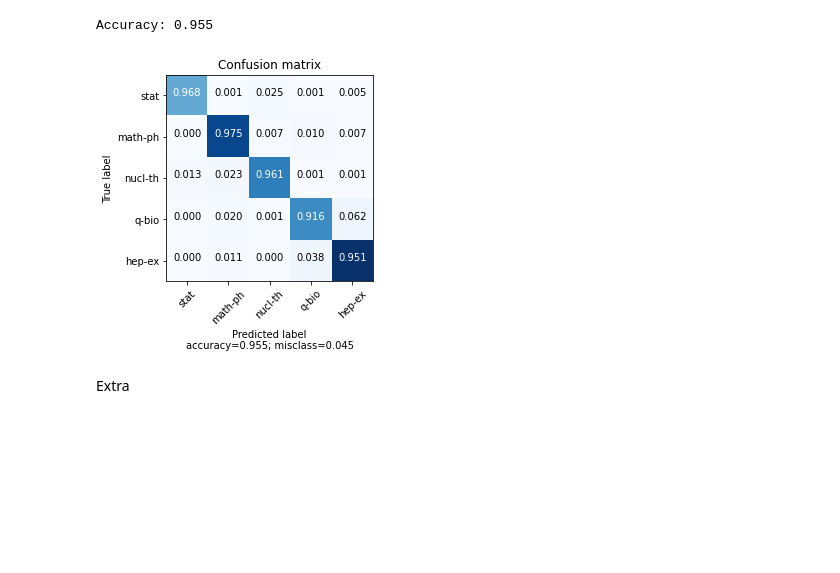
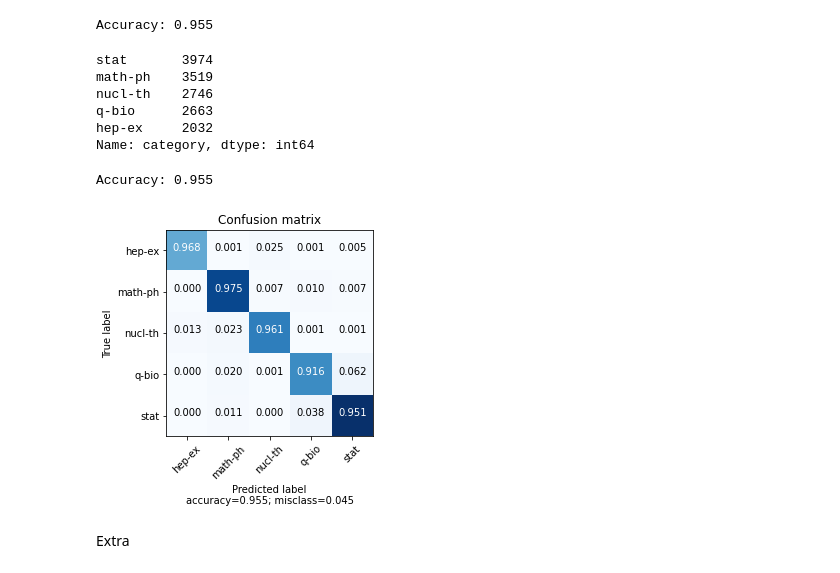
Before and after one commit to matteo-perillo/Abstracts-classification, a Jupyter notebook: 02_Logistic regression.ipynb, the cells around one changed output. Cells and saved outputs as stored; diff of their text form; code cells hidden in the pictures; blank space fills up the shorter version.

```diff
--- a/02_Logistic regression.ipynb
+++ b/02_Logistic regression.ipynb
@@ -277,16 +277,26 @@ yhat1 = model.predict(X_test1)
 y_test1 = y_test
 # %% [output]
 Accuracy: 0.955
+# %%
+y_test1.value_counts()
+# %% [output]
+stat       3974
+math-ph    3519
+nucl-th    2746
+q-bio      2663
+hep-ex     2032
+Name: category, dtype: int64
 # %%
 #Accuracy score
 acc = accuracy_score(y_test1, yhat1)
 print('Accuracy: %.3f' % round(acc, 3))
 
 #Confusion matrix
-conf = confusion_matrix(y_test, yhat)
-plot_confusion_matrix(conf, cat_index[4:9], name = 'lr1', xsize=6, ysize=4)
+conf = confusion_matrix(y_test1, yhat1)
+plot_confusion_matrix(conf, ['hep-ex','math-ph','nucl-th','q-bio','stat'], name = 'lr1', xsize=6, ysize=4)
 # %% [output]
+Accuracy: 0.955
-[figure, old version]
+[figure, new version]
 # %% [markdown]
 Extra
 # %%
```
Also changed, not shown: parts of 1 cell of this notebook.
